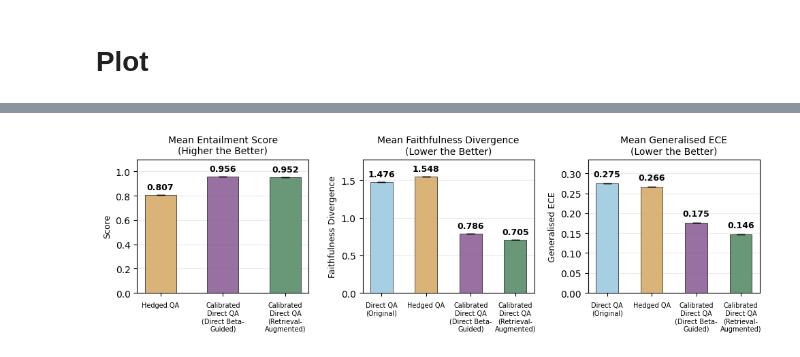
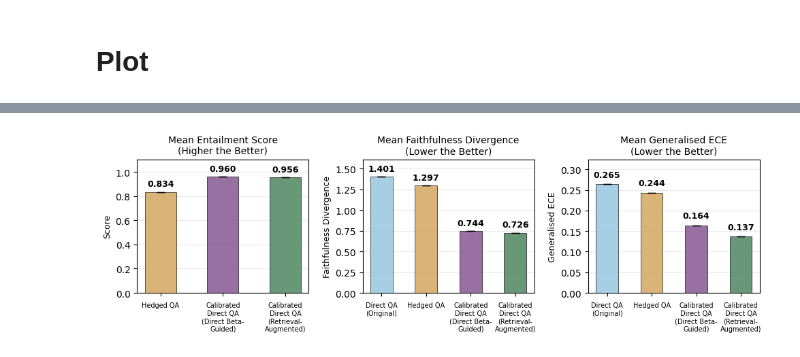
Before and after one commit to Ivan-Yeh/lm-confidence-evaluation-harness, a Jupyter notebook: paper_materials/fig_calibration_performance_baseline_comparison.ipynb, the cells around one changed output, grey strips where cells are left out. Saved outputs shown, nothing was run; the diff lists cells and outputs as text; code cells hidden in the pictures.

```diff
--- a/paper_materials/fig_calibration_performance_baseline_comparison.ipynb
+++ b/paper_materials/fig_calibration_performance_baseline_comparison.ipynb
@@ -10,8 +12,8 @@ methods_names = {
 }
 
 dataset_size = {
-    "mmlu": 116000,
-    "squadv2": 130000,
+    "mmlu": 12000 ,
+    "squadv2": 11900,
     "truthful_qa": 817
 }
 
@@ -24,10 +26,12 @@ dataset_map = {
 model_name_map = {
     "Llama-3.1-8B-Instruct": "Llama-3.1-8B-Inst.",
     "Meta-Llama-3-8B-Instruct": "Llama-3-8B-Inst.",
-    "Qwen2.5-7B-Instruct": "Qwen2.5-7B-Inst.",
     "Qwen3-8B": "Qwen3-8B-Inst.",
     "Mistral-7B-Instruct-v0.3": "Mistral-7B-Inst.",
     "gpt-oss-20b": "GPT-OSS-20B",
+    "gpt-oss-120b": "GPT-OSS-120B",
+    "gemma-4-31B-it": "Gemma-4-31B-It.",
+    "Qwen3-235B-A22B-Instruct-2507-tput": "Qwen3-235B-Inst."
 }
 # %% [markdown]
 # Direct QA
@@ -46,6 +50,8 @@ if os.path.exists(f"/hdd/ivny/{prompt_type}_in_domain_calibration"):
     all_records_direct = []
     for leaf_dir in leaf_dirs:
         _, _, _, _, dataset_name, _, model_name = leaf_dir.split("/")
+        if model_name == "gpt-oss-120b" or model_name.lower() == "qwen3-235b-a22b-instruct-2507-tput":
+            continue
         if os.path.exists(os.path.join(leaf_dir, "calibration_performance.csv")):
             csv_data = pd.read_csv(os.path.join(leaf_dir, "calibration_performance.csv"), index_col=0)
             csv_records = csv_data.transpose().to_dict("records")
@@ -70,6 +76,8 @@ else:
     all_records_direct = []
     for leaf_dir in leaf_dirs:
         _, _, _, _, dataset_name, _, model_name = leaf_dir.split("/")
+        if model_name == "gpt-oss-120b" or model_name.lower() == "qwen3-235b-a22b-instruct-2507-tput":
+            continue
         if os.path.exists(os.path.join(leaf_dir, "calibration_performance.csv")):
             csv_data = pd.read_csv(os.path.join(leaf_dir, "calibration_performance.csv"), index_col=0)
             csv_records = csv_data.transpose().to_dict("records")
@@ -197,6 +300,8 @@ for dataset_name, path in paths.items():
                 seen_models[model_name] = (latest, mtime)
 
     for model_name, (latest_dir, _) in seen_models.items():
+        if model_name == "gpt-oss-120b" or model_name.lower() == "qwen3-235b-a22b-instruct-2507-tput":
+            continue
         csv_path = os.path.join(latest_dir, "eval_metrics.csv")
         if not os.path.exists(csv_path):
             print(f"Missing eval_metrics.csv: {latest_dir}")
@@ -478,9 +577,9 @@ import matplotlib.pyplot as plt
 # }
 
 entailment_scores = {
-    "Hedged QA": 0.807,
-    "Calibrated\nDirect QA\n(Direct Beta-\nGuided)": 0.956,
-    "Calibrated\nDirect QA\n(Retrieval-\nAugmented)": 0.952,
+    "Hedged QA": 0.834,
+    "Calibrated\nDirect QA\n(Direct Beta-\nGuided)": 0.96,
+    "Calibrated\nDirect QA\n(Retrieval-\nAugmented)": 0.956,
 }
 
 faithfulness_divergence = {
@@ -560,31 +659,31 @@ axes[1].grid(axis="y", alpha=0.25, zorder=0)
 axes[1].tick_params(axis="x", labelsize=7, pad=6)
 annotate_bars(axes[1], bars1, decimals=3)
 
 # RIGHT: Mean generalised ECE — 4 bars
 bars2 = axes[2].bar(
     list(generalised_ece.keys()),
     list(generalised_ece.values()),
     color=["#9ECAE1", "#D6AB6B", "#8D6098", "#578D69"],
     edgecolor="black",
     linewidth=0.5,
     alpha=0.9,
     width=0.5,
     zorder=3,
     capsize=4,
     yerr=[0.0, 0.0, 0.0, 0.0],
 )
 axes[2].set_title("Mean Generalised ECE\n(Lower the Better)", fontsize=10)
 axes[2].set_ylabel("Generalised ECE", fontsize=9)
 axes[2].grid(axis="y", alpha=0.25, zorder=0)
 axes[2].tick_params(axis="x", labelsize=7, pad=6)
 annotate_bars(axes[2], bars2, decimals=3)
 
 for ax in axes:
     for label in ax.get_xticklabels():
         label.set_rotation(0)
         label.set_ha("center")
 
 fig.tight_layout()
 plt.savefig("figs/calibration_performance_baselines_comparison.pdf", dpi=300, bbox_inches="tight")
 # %% [output]
-[figure, old version]
+[figure, new version]
```
Also changed, not shown: parts of 21 cells of this notebook, 21 other files.
